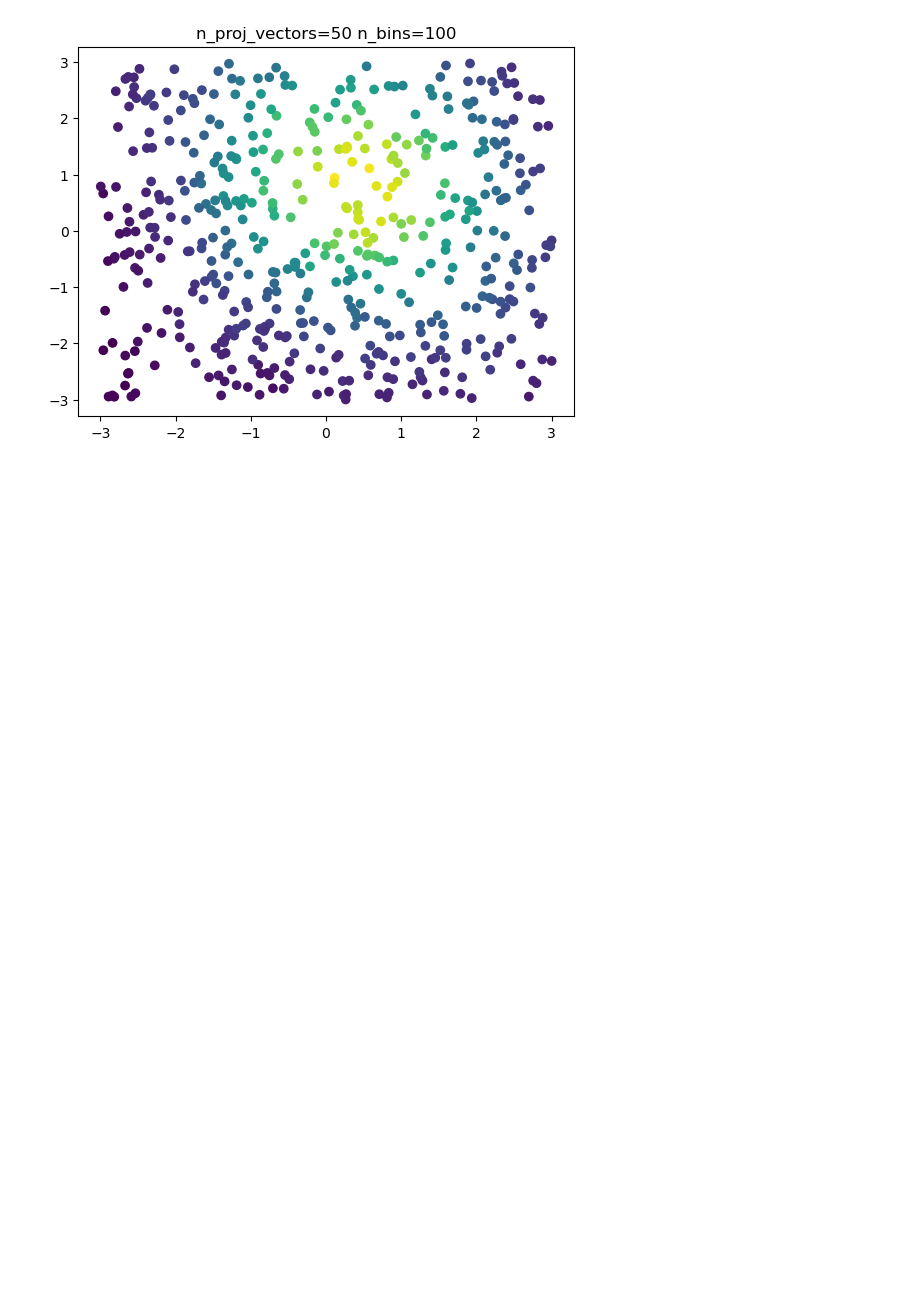
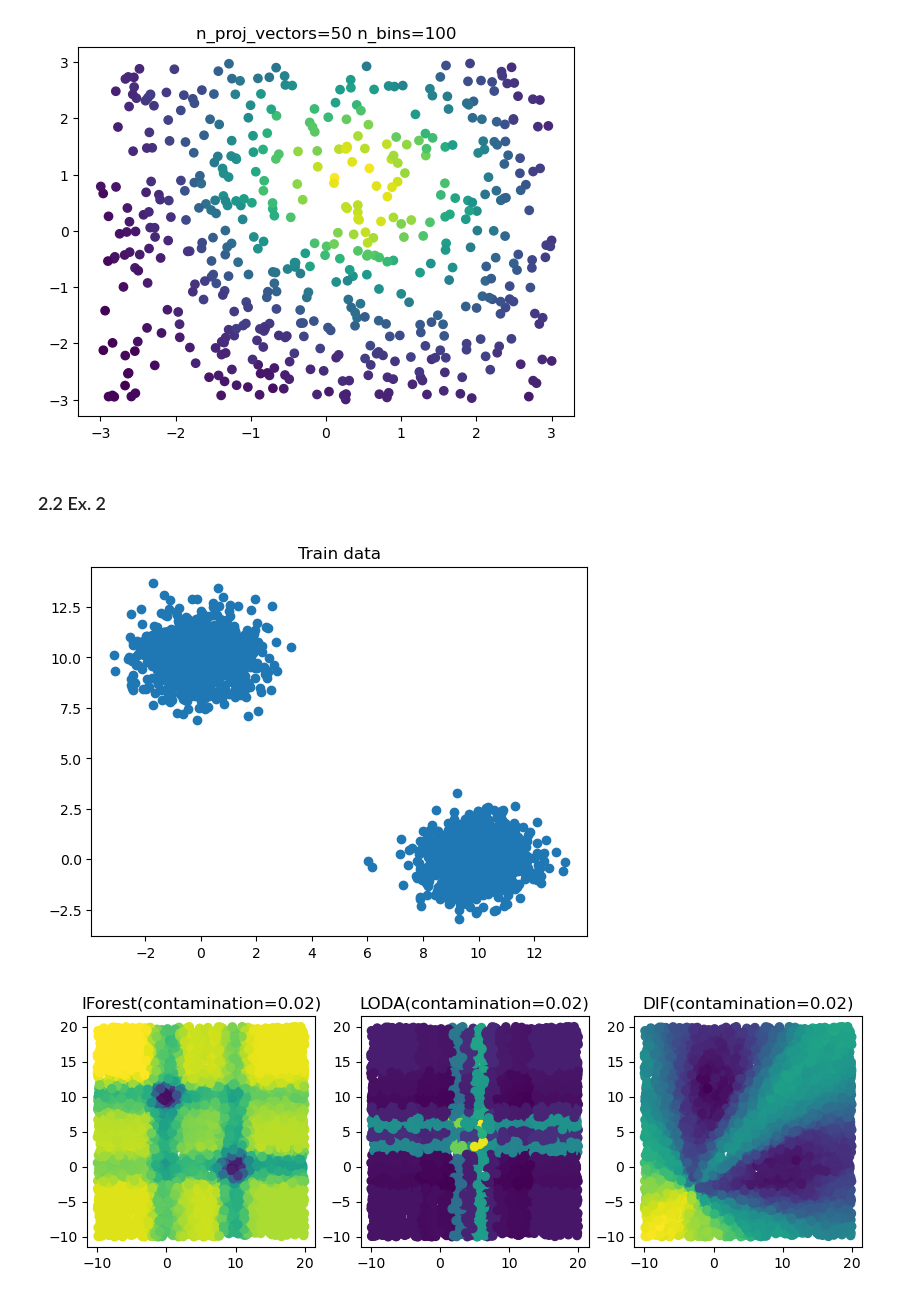
Before and after one commit to popastefan10/AnomalyDetectionLab, a Jupyter notebook: Lab 3/main.ipynb, the cells around one changed output. Cells and saved outputs as stored; diff of their text form; code cells hidden in the pictures; blank space fills up the shorter version.

```diff
--- a/Lab 3/main.ipynb
+++ b/Lab 3/main.ipynb
@@ -101,3 +101,5 @@ for n_proj_vectors, n_bins in zip([5, 5, 50, 50], [10, 100, 10, 100]):
 [figure]
 [figure]
 [figure]
+# %% [markdown]
+### 2.2 Ex. 2
@@ -103,0 +114,29 @@ for n_proj_vectors, n_bins in zip([5, 5, 50, 50], [10, 100, 10, 100]):
+# %%
+def fit_model(model: BaseDetector, name: str) -> None:
+    model.fit(X_train, y_train)
+    scores = model.decision_function(X_test)
+    # Plot test data
+    plt.scatter(*X_test.T, c=scores)
+    plt.title(name)
+
+
+# Generate data
+X_train, y_train = make_blobs(n_samples=2000, n_features=2, centers=[[10, 0], [0, 10]], cluster_std=1)
+X_test = np.random.uniform(low=-10, high=20, size=(5000, 2))
+plt.figure()
+plt.scatter(X_train[:, 0], X_train[:, 1])
+plt.title("Train data")
+plt.show()
+
+plt.figure(figsize=(10, 3))
+plt.subplot(1, 3, 1)
+fit_model(model=IForest(contamination=0.02), name="IForest(contamination=0.02)")
+plt.subplot(1, 3, 2)
+fit_model(model=LODA(contamination=0.02), name="LODA(contamination=0.02)")
+plt.subplot(1, 3, 3)
+fit_model(model=DIF(contamination=0.02), name="DIF(contamination=0.02)")
+plt.savefig("plots/Ex 2.2.4.jpg")
+plt.show()
+# %% [output]
+[figure, added]
+[figure, added]
```
Also changed, not shown: parts of 7 cells of this notebook, 6 other files.
